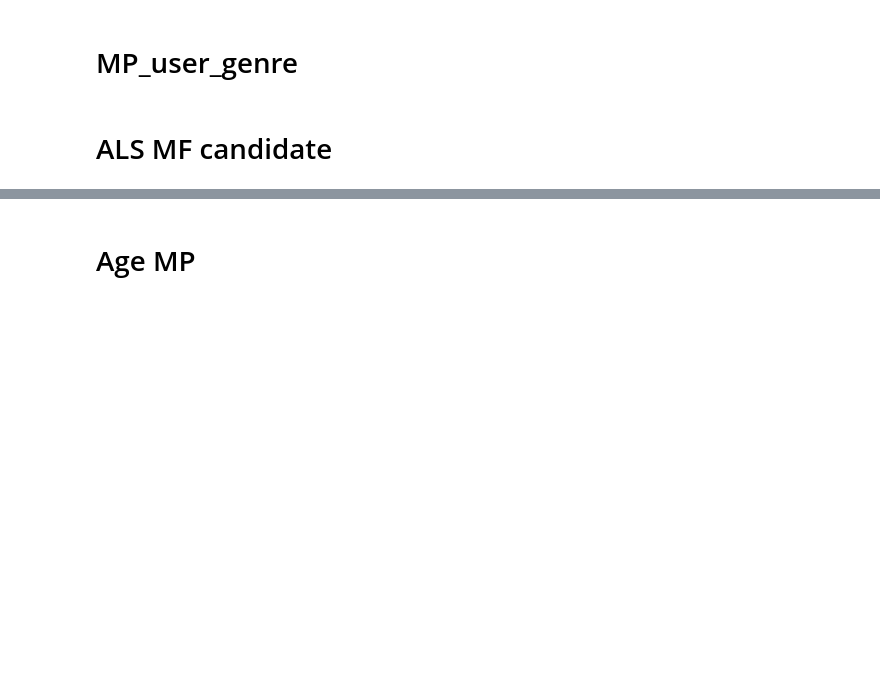
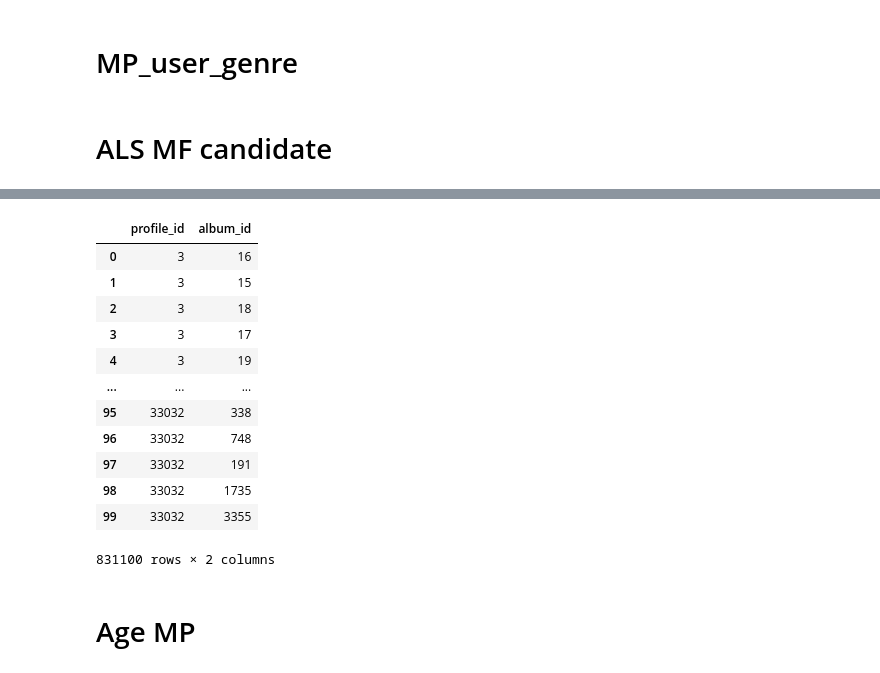
Before and after one commit to jinsuc28/lg-children-country-recommend, a Jupyter notebook: EDA/KHYJ/10-LGBM.ipynb, the cells around one changed output, grey strips where cells are left out. Drawn from its saved outputs; the diff is of its cells as text; code cells hidden in the pictures; blank space fills up the shorter version.

```diff
--- a/EDA/KHYJ/10-LGBM.ipynb
+++ b/EDA/KHYJ/10-LGBM.ipynb
@@ -165,3 +183,19 @@ Wall time: 13.3 s
+# %%
+als_candidate
+# %% [output]
+|  | profile_id | album_id |
+| 0 | 3 | 16 |
+| 1 | 3 | 15 |
+| 2 | 3 | 18 |
+| 3 | 3 | 17 |
+| 4 | 3 | 19 |
+| ... | ... | ... |
+| 95 | 33032 | 338 |
+| 96 | 33032 | 748 |
+| 97 | 33032 | 191 |
+| 98 | 33032 | 1735 |
+| 99 | 33032 | 3355 |
+831100 rows × 2 columns
 # %% [markdown]
 # Age MP
 # %%
```
Also changed, not shown: parts of 19 cells of this notebook, 2 other files.
